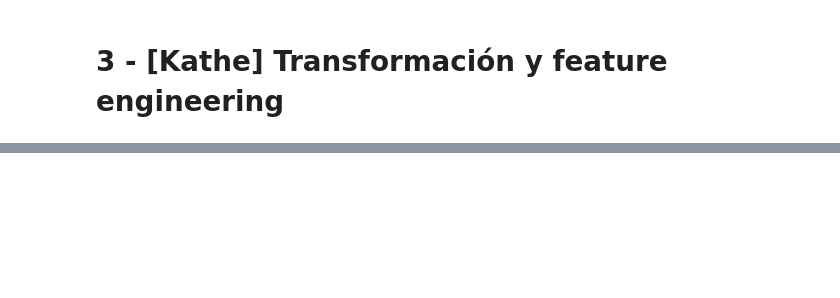
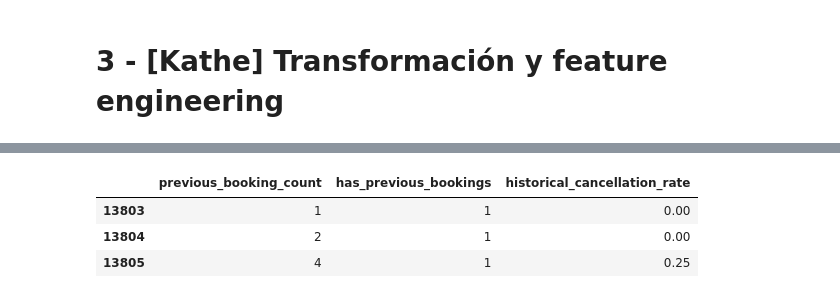
Before and after one commit to klorenzoe/hotel-booking-ML-project, a Jupyter notebook: hotel_booking_ml.ipynb, the cells around one changed output, grey strips where cells are left out. Cells and saved outputs as stored; diff of their text form; code cells hidden in the pictures; blank space fills up the shorter version.

```diff
--- a/hotel_booking_ml.ipynb
+++ b/hotel_booking_ml.ipynb
@@ -362,0 +450,38 @@ pd.DataFrame({
+# %%
+def _create_historical_features(df: pd.DataFrame) -> pd.DataFrame:
+  """Este método agrega columnas referentes al historial de reservas
+  """
+  result = df.copy()
+
+  # Convertimos a tipo numérico las columnas necesarias
+  prev_canc = pd.to_numeric(result["previous_cancellations"], errors="coerce").fillna(0)
+  prev_not_canc = pd.to_numeric(result["previous_bookings_not_canceled"], errors="coerce").fillna(0)
+
+  # inferimos todas las reservas previas hechas por el cliente
+  total = prev_canc + prev_not_canc
+  result["previous_booking_count"] = total
+
+  # en base al dato anterior inferimos si ha tenido reservaciones previas
+  result["has_previous_bookings"] = (total > 0).astype(int)
+
+  # sacamos un rate de cancelaciones
+  result["historical_cancellation_rate"] = (
+      prev_canc / total.replace(0, np.nan)
+  ).fillna(0)
+
+  return result
+
+example_df = _create_historical_features(train_df)
+example_df.loc[
+    example_df["has_previous_bookings"] != 0,
+    [
+        "previous_booking_count",
+        "has_previous_bookings",
+        "historical_cancellation_rate"
+    ]
+].head(3)
+# %% [output]
+|  | previous_booking_count | has_previous_bookings | historical_cancellation_rate |
+| 13803 | 1 | 1 | 0.00 |
+| 13804 | 2 | 1 | 0.00 |
+| 13805 | 4 | 1 | 0.25 |
```
Also changed, not shown: parts of 17 cells of this notebook.
